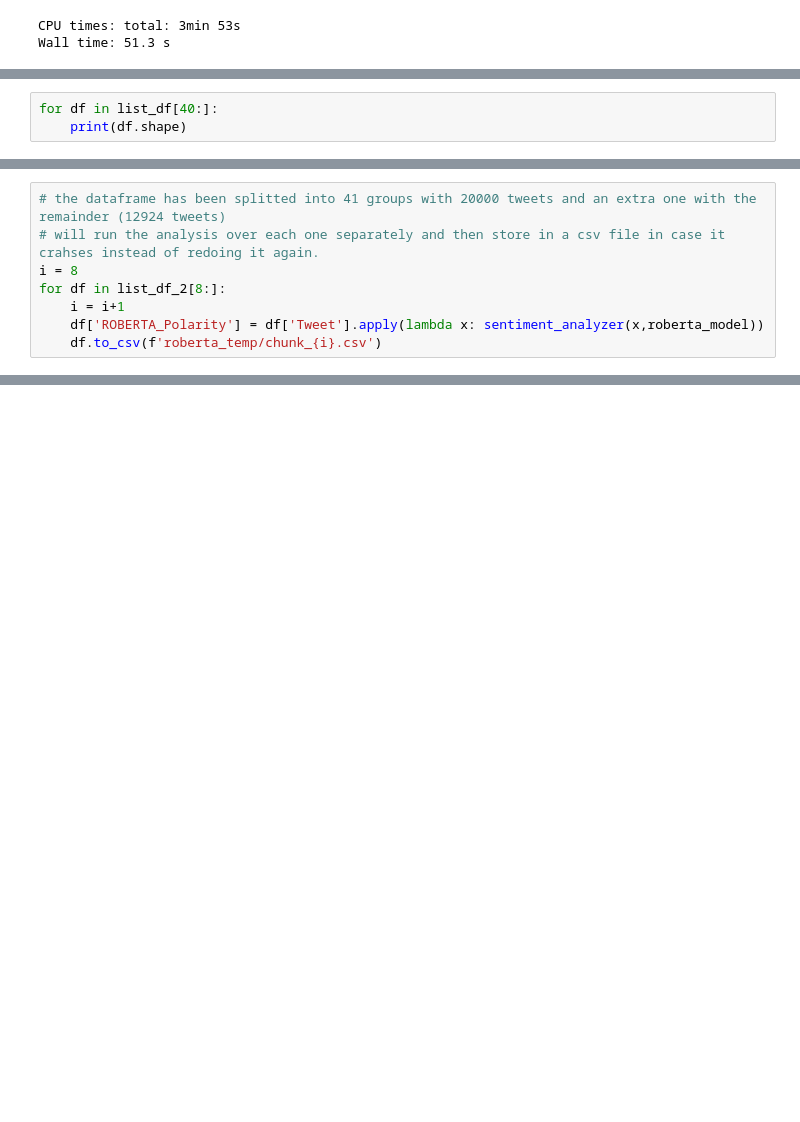
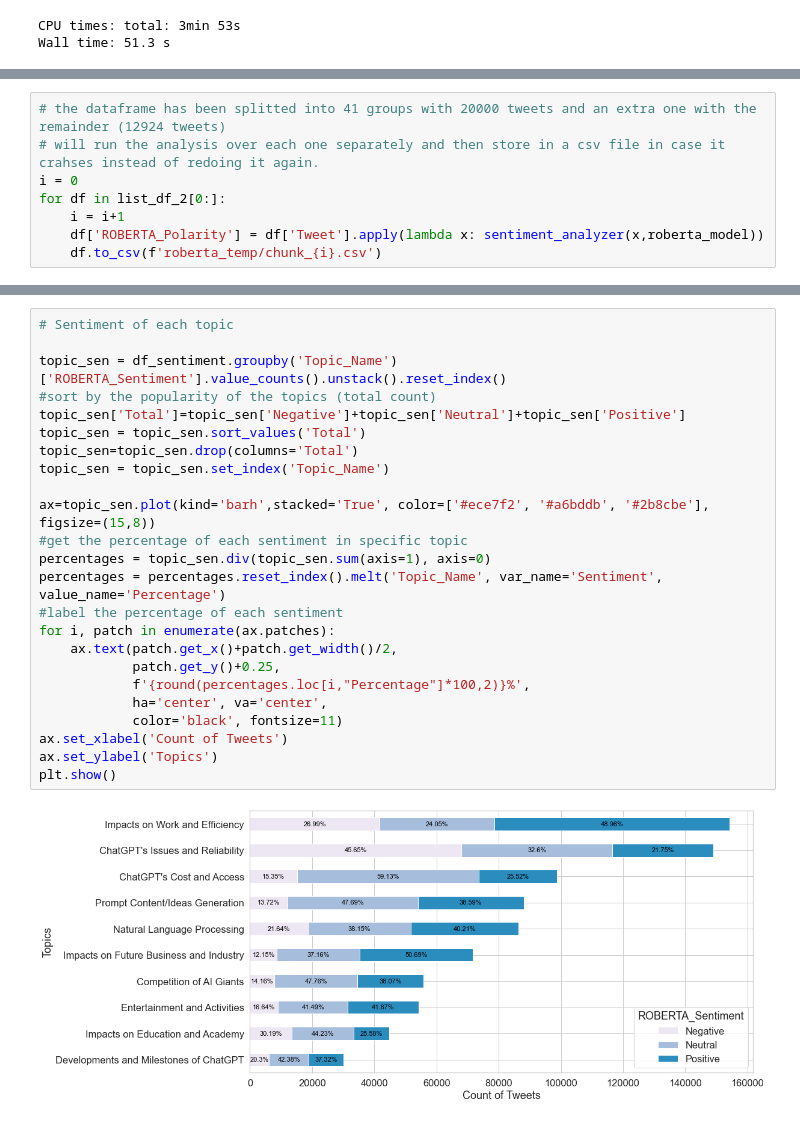
Before and after one commit to hxycorn/Twitter-Sentiment-Analysis-about-ChatGPT, a Jupyter notebook: Notebook/6_Sentiment_Analysis_VADER_RoBERTa.ipynb, the cells around one changed output, grey strips where cells are left out. Saved outputs shown, nothing was run; the diff lists cells and outputs as text; blank space fills up the shorter version.

```diff
--- a/Notebook/6_Sentiment_Analysis_VADER_RoBERTa.ipynb
+++ b/Notebook/6_Sentiment_Analysis_VADER_RoBERTa.ipynb
@@ -226,5 +209,2 @@ len(list_df)
 # %% [output]
 42
-# %%
-for df in list_df[40:]:
-    print(df.shape)
@@ -234,8 +211,8 @@ for df in list_df[40:]:
 # %%
 # the dataframe has been splitted into 41 groups with 20000 tweets and an extra one with the remainder (12924 tweets)
 # will run the analysis over each one separately and then store in a csv file in case it crahses instead of redoing it again.
-i = 8
-for df in list_df_2[8:]:
+i = 0
+for df in list_df_2[0:]:
     i = i+1
     df['ROBERTA_Polarity'] = df['Tweet'].apply(lambda x: sentiment_analyzer(x,roberta_model))
     df.to_csv(f'roberta_temp/chunk_{i}.csv')
@@ -248,0 +338,26 @@ df_sentiment = pd.concat([pd.read_csv(file) for file in cvs_list])
+# %%
+# Sentiment of each topic
+
+topic_sen = df_sentiment.groupby('Topic_Name')['ROBERTA_Sentiment'].value_counts().unstack().reset_index()
+#sort by the popularity of the topics (total count)
+topic_sen['Total']=topic_sen['Negative']+topic_sen['Neutral']+topic_sen['Positive']
+topic_sen = topic_sen.sort_values('Total')
+topic_sen=topic_sen.drop(columns='Total')
+topic_sen = topic_sen.set_index('Topic_Name')
+
+ax=topic_sen.plot(kind='barh',stacked='True', color=['#ece7f2', '#a6bddb', '#2b8cbe'], figsize=(15,8))
+#get the percentage of each sentiment in specific topic
+percentages = topic_sen.div(topic_sen.sum(axis=1), axis=0)
+percentages = percentages.reset_index().melt('Topic_Name', var_name='Sentiment', value_name='Percentage')
+#label the percentage of each sentiment
+for i, patch in enumerate(ax.patches):
+    ax.text(patch.get_x()+patch.get_width()/2,
+            patch.get_y()+0.25,
+            f'{round(percentages.loc[i,"Percentage"]*100,2)}%',
+            ha='center', va='center',
+            color='black', fontsize=11)
+ax.set_xlabel('Count of Tweets')
+ax.set_ylabel('Topics')
+plt.show()
+# %% [output]
+[figure, added]
```
Also changed, not shown: parts of 24 cells of this notebook.
